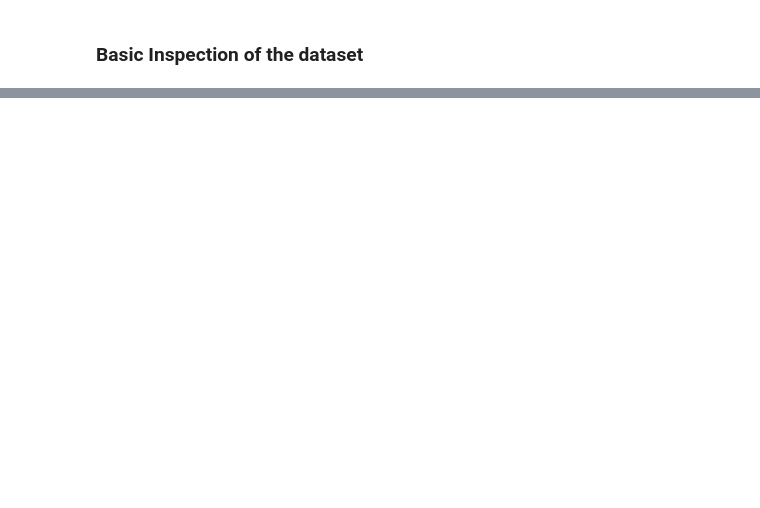
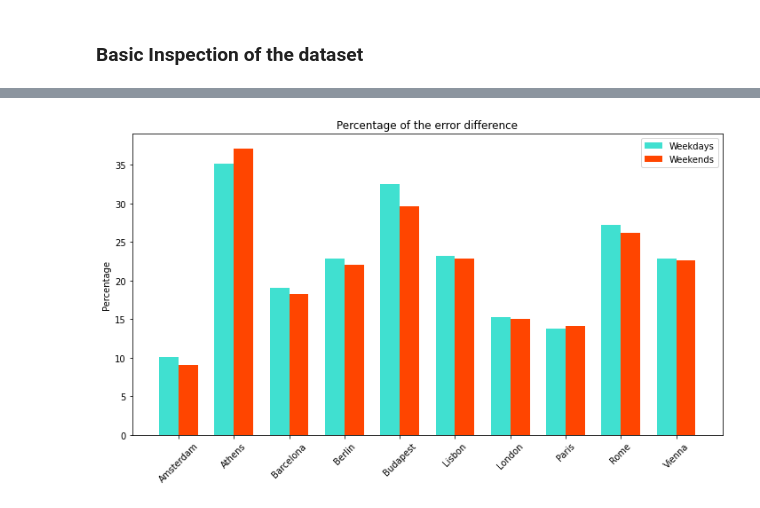
Before and after one commit to Liliia-Aliakberova/MachineLearningProject, a Jupyter notebook: FinalModel_General.ipynb, the cells around one changed output, grey strips where cells are left out. Saved outputs shown, nothing was run; the diff lists cells and outputs as text; code cells hidden in the pictures; blank space fills up the shorter version.

Commit message:
Changes to models

```diff
--- a/FinalModel_General.ipynb
+++ b/FinalModel_General.ipynb
@@ -534,0 +292,3 @@ MLPRegressor()
+# %%
+X_n = X_train
+y_n = y_train
@@ -534,0 +425,6 @@ MLPRegressor()
+# %%
+new_variables=['attr_index_norm' ,'room_private','bedrooms' ,'person_capacity','lng_Athens',
+'lat_Budapest','lat_Athens','lat_Paris' ,'lng_Budapest','lat_London','lng_London','lng_Rome',
+'Amsterdam','lng_Amsterdam','room_shared','Budapest','lng_Paris','guest_satisfaction_overall',
+'cleanliness_rating','rest_index','lat_Amsterdam','lat_Rome','biz','lng_Lisbon','lng_Barcelona',
+'Lisbon','lat_Barcelona','dist','Rome','lng_Vienna' ,'metro_dist','Paris']
@@ -534,0 +469,7 @@ MLPRegressor()
+# %%
+def categorical_preprocessing(X, y,scaler=None):
+    print('Original shape:{}'.format(X.shape))
+    X[right_columns]=np.log( X[right_columns] + 0.000001)
+    X[left_columns]=np.power(X[left_columns],3)
+    print('New shape:{}'.format(X.shape))
+    return X, y, scaler
@@ -534,0 +486,3 @@ MLPRegressor()
+# %%
+X_train=X_n[new_variables]
+X_test=X_test[new_variables]
@@ -534,0 +766,71 @@ MLPRegressor()
+# %%
+#Creat the dataset groupped by "city" and "type" attributes
+
+grouped_city_type = data.groupby(['city', 'type'])
+
+#Get average price per city and day type
+
+avg_price_per_city_type = grouped_city_type['realSum'].mean()
+
+avg_price_per_city_type = grouped_city_type['realSum'].mean()
+
+
+# Percentage of error difference of the chosen model in relation to the average price
+
+prev_city = None
+for (city, type), value in avg_price_per_city_type.items():
+   if city != prev_city:
+       print(city)
+       prev_city = city
+       percentage = (54 / value) * 100
+   print(' {}: {:.2f}%'.format(type, percentage))
+
+#Visualisation of the error difference
+
+import matplotlib.pyplot as plt
+# Creating lists to store the city names, weekdays percentages, and weekends percentages
+cities = []
+weekdays_percentages = []
+weekends_percentages = []
+
+# Iterating over the avg_price_per_city_type dictionary
+for (city, type), value in avg_price_per_city_type.items():
+    if city not in cities:
+        cities.append(city)
+
+    percentage = (54.83 / value) * 100
+
+    if type == 'Weekdays':
+        weekdays_percentages.append(percentage)
+    elif type == 'Weekends':
+        weekends_percentages.append(percentage)
+
+# Setting the width of each bar
+bar_width = 0.35
+
+# Creating the figure and axes
+fig, ax = plt.subplots(figsize=(10, 6))
+
+# Creating the x-axis positions
+x = range(len(cities))
+
+# Plotting the bars for weekdays
+ax.bar(x, weekdays_percentages, bar_width, label='Weekdays', color='turquoise')
+
+# Plotting the bars for weekends
+ax.bar([i + bar_width for i in x], weekends_percentages, bar_width, label='Weekends', color='orangered')
+
+# Setting the x-axis tick labels
+ax.set_xticks([i + bar_width/2 for i in x])
+ax.set_xticklabels(cities, rotation=45)
+
+# Setting the y-axis label and title
+ax.set_ylabel('Percentage')
+ax.set_title('Percentage of the error difference')
+
+# Creating the legend
+ax.legend()
+
+plt.tight_layout()
+plt.show()
+# %% [output]
@@ -534,0 +879 @@ MLPRegressor()
+[figure, added]
```
Also changed, not shown: parts of 99 cells of this notebook, 1 other file.
